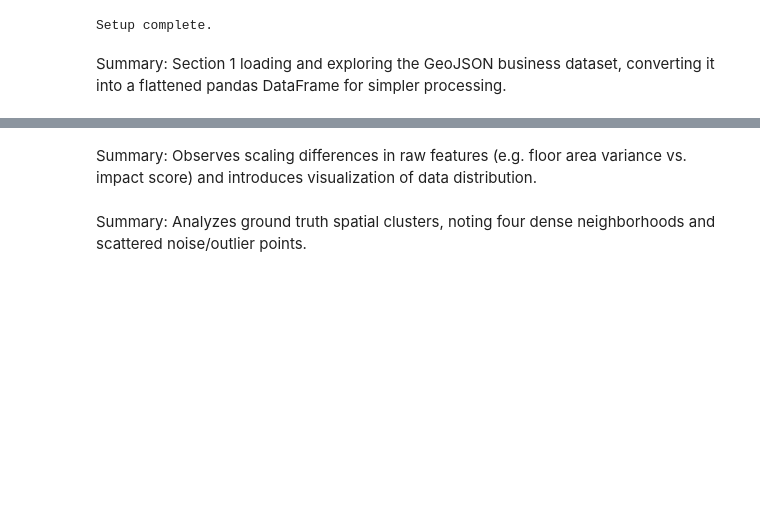
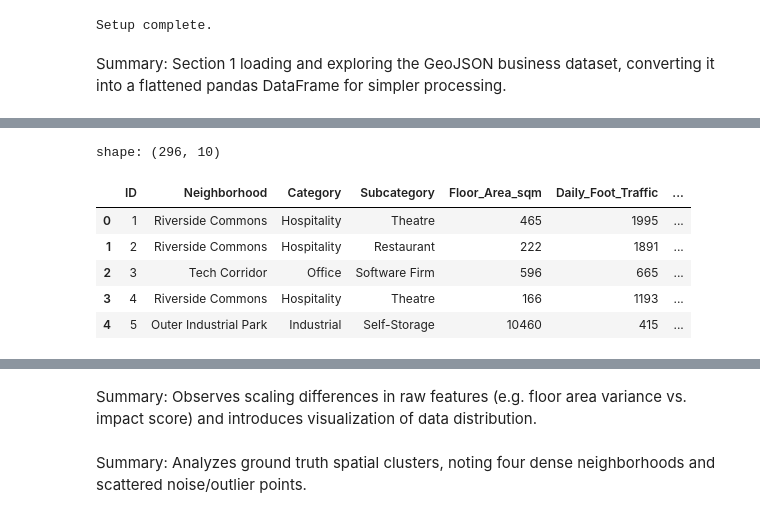
Before and after one commit to cda79/461-lab01-introduction, a Jupyter notebook: LabTask05/lab05-new.ipynb, the cells around one changed output, grey strips where cells are left out. Saved outputs shown, nothing was run; the diff lists cells and outputs as text; code cells hidden in the pictures; blank space fills up the shorter version.

```diff
--- a/LabTask05/lab05-new.ipynb
+++ b/LabTask05/lab05-new.ipynb
@@ -46,10 +65,29 @@ print(json.dumps(geojson_data['features'][0], indent=2))
 # %%
-initialize empty list `rows`
-for each feature in geojson_data features:
-    props = feature properties
-    longitude, latitude = feature coordinates
-    append properties combined with longitude and latitude to `rows`
-df = create DataFrame from `rows` with columns: ID, Neighborhood, Category, Subcategory, Longitude, Latitude, Floor_Area_sqm, Daily_Foot_Traffic, Community_Impact_Score, Annual_Revenue_k
-print shape of df
-print first few rows of df
+#Flatten the JSON because right now its a dictionary
+#initialize empty list `rows`
+rows = []
+for feature in geojson_data["features"]:
+    props = feature['properties']
+    lon, lat = feature['geometry']['coordinates']
+#    append properties combined with longitude and latitude to `rows`
+    rows.append({**props, "Longtitude": lon, "Latitude": lat})
+
+#for each feature in geojson_data features:
+#df = create DataFrame from `rows` with columns: ID, Neighborhood, Category, Subcategory, Longitude, Latitude, Floor_Area_sqm, Daily_Foot_Traffic, Community_Impact_Score, Annual_Revenue_k
+
+df = pd.DataFrame(rows)
+
+#print shape of df
+#print first few rows of df
+
+print("shape:", df.shape)
+df.head()
+# %% [output]
+shape: (296, 10)
+|  | ID | Neighborhood | Category | Subcategory | Floor_Area_sqm | Daily_Foot_Traffic | ... |
+| 0 | 1 | Riverside Commons | Hospitality | Theatre | 465 | 1995 | ... |
+| 1 | 2 | Riverside Commons | Hospitality | Restaurant | 222 | 1891 | ... |
+| 2 | 3 | Tech Corridor | Office | Software Firm | 596 | 665 | ... |
+| 3 | 4 | Riverside Commons | Hospitality | Theatre | 166 | 1193 | ... |
+| 4 | 5 | Outer Industrial Park | Industrial | Self-Storage | 10460 | 415 | ... |
 # %%
```
Also changed, not shown: parts of 5 cells of this notebook.
